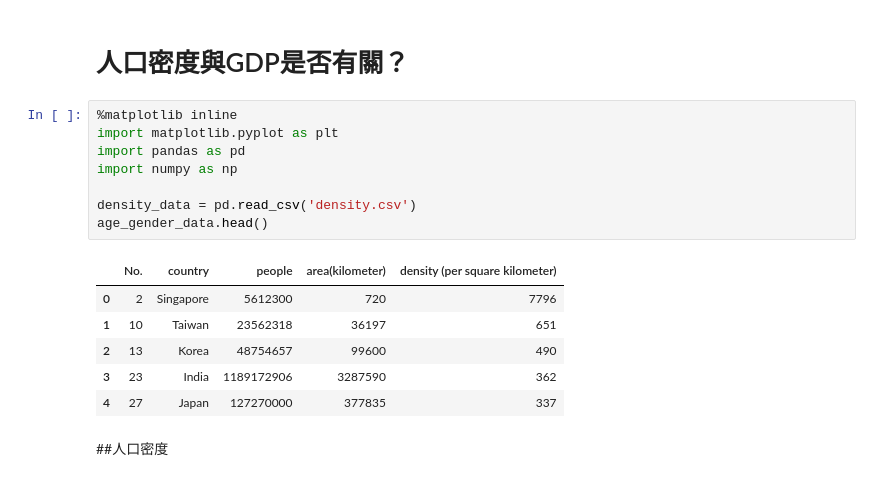
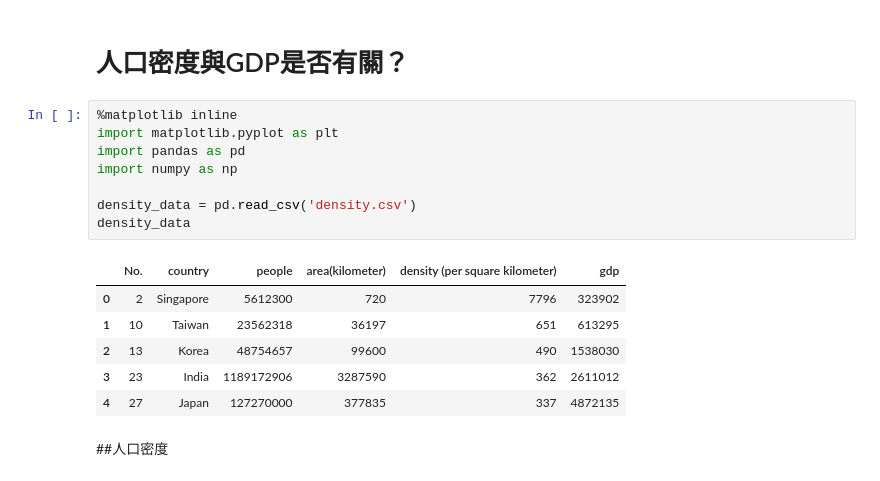
Before and after one commit to EastDetective/WinterVacationPython, a Jupyter notebook: HomeWork1.ipynb, the cells around one changed output. Drawn from its saved outputs; the diff is of its cells as text.

```diff
--- a/HomeWork1.ipynb
+++ b/HomeWork1.ipynb
@@ -3,18 +3,18 @@
 # %%
 %matplotlib inline
 import matplotlib.pyplot as plt
 import pandas as pd
 import numpy as np
 
 density_data = pd.read_csv('density.csv')
-age_gender_data.head()
+density_data
 # %% [output]
-|  | No. | country | people | area(kilometer) | density (per square kilometer) |
-| 0 | 2 | Singapore | 5612300 | 720 | 7796 |
-| 1 | 10 | Taiwan | 23562318 | 36197 | 651 |
-| 2 | 13 | Korea | 48754657 | 99600 | 490 |
-| 3 | 23 | India | 1189172906 | 3287590 | 362 |
-| 4 | 27 | Japan | 127270000 | 377835 | 337 |
+|  | No. | country | people | area(kilometer) | density (per square kilometer) | gdp |
+| 0 | 2 | Singapore | 5612300 | 720 | 7796 | 323902 |
+| 1 | 10 | Taiwan | 23562318 | 36197 | 651 | 613295 |
+| 2 | 13 | Korea | 48754657 | 99600 | 490 | 1538030 |
+| 3 | 23 | India | 1189172906 | 3287590 | 362 | 2611012 |
+| 4 | 27 | Japan | 127270000 | 377835 | 337 | 4872135 |
 # %% [markdown]
 ##人口密度
 # %%
```
Also changed, not shown: parts of 7 cells of this notebook, 1 other file.
